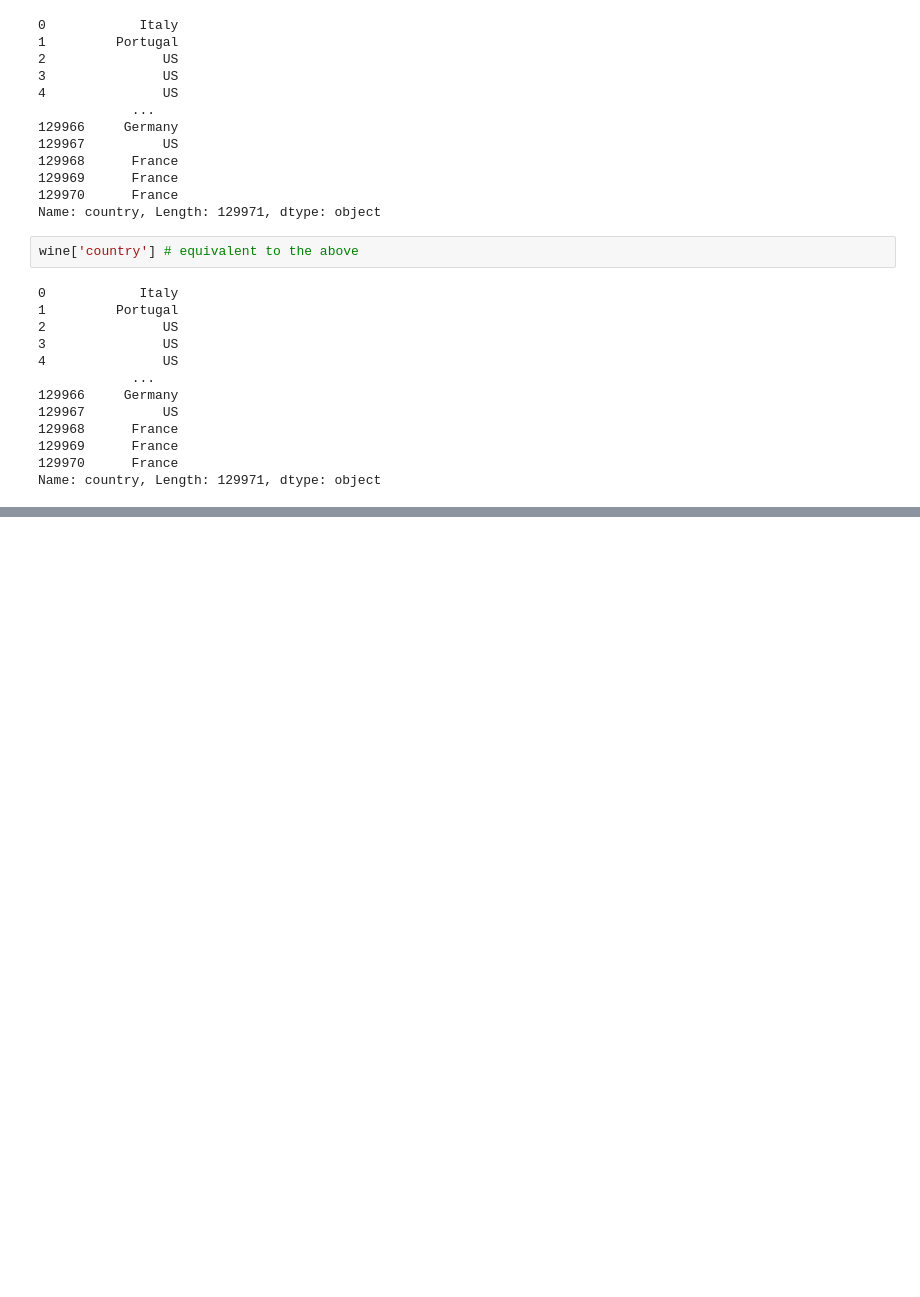
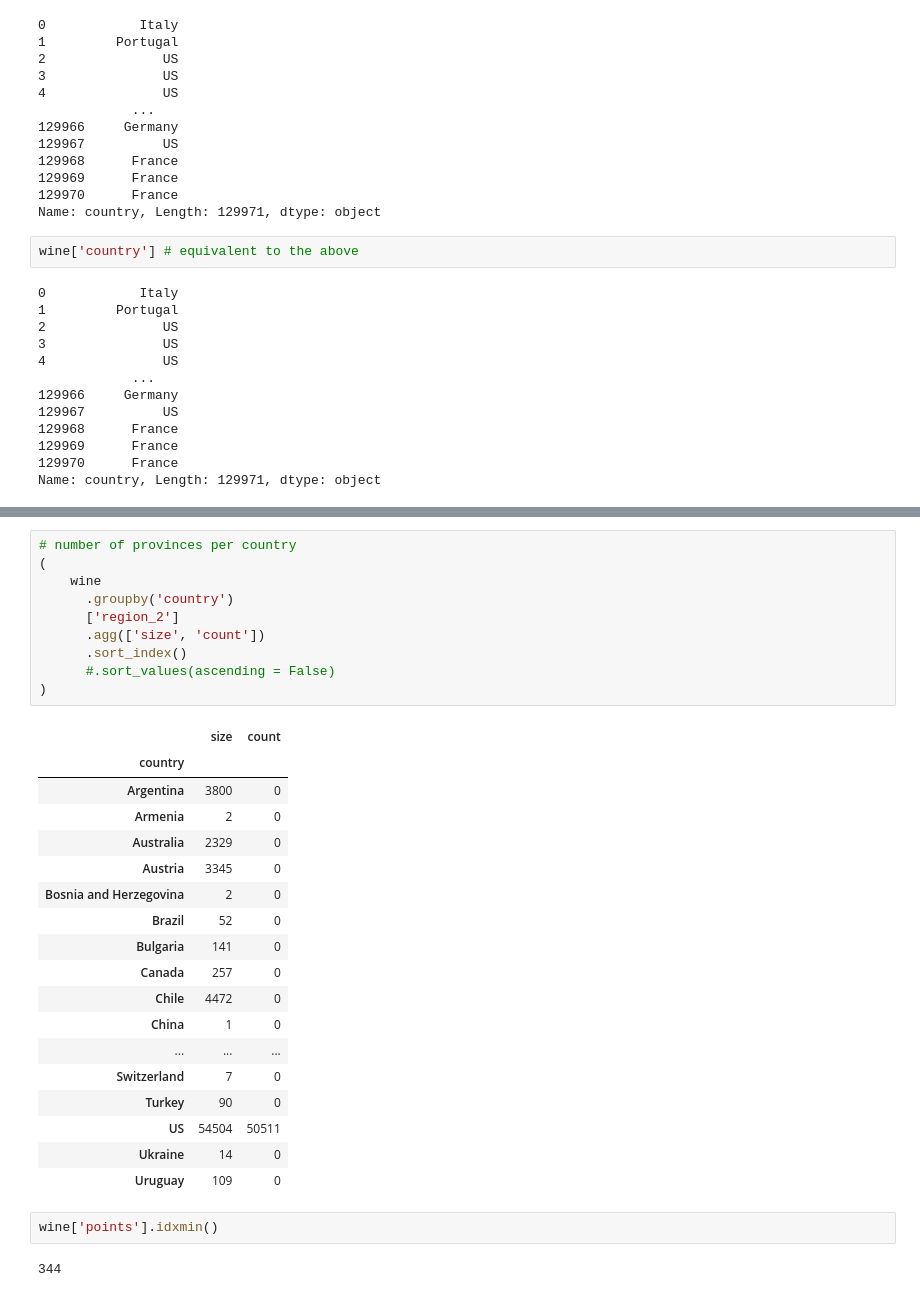
Before and after one commit to jack-cao-623/python_learning, a Jupyter notebook: Pandas.ipynb, the cells around one changed output, grey strips where cells are left out. Drawn from its saved outputs; the diff is of its cells as text; blank space fills up the shorter version.

```diff
--- a/Pandas.ipynb
+++ b/Pandas.ipynb
@@ -312,0 +362,33 @@ Name: country, Length: 129971, dtype: object
+# %%
+# number of provinces per country
+(
+    wine
+      .groupby('country')
+      ['region_2']
+      .agg(['size', 'count'])
+      .sort_index()
+      #.sort_values(ascending = False)
+)
+# %% [output]
+|  | size | count |
+| country |  |  |
+| Argentina | 3800 | 0 |
+| Armenia | 2 | 0 |
+| Australia | 2329 | 0 |
+| Austria | 3345 | 0 |
+| Bosnia and Herzegovina | 2 | 0 |
+| Brazil | 52 | 0 |
+| Bulgaria | 141 | 0 |
+| Canada | 257 | 0 |
+| Chile | 4472 | 0 |
+| China | 1 | 0 |
+| ... | ... | ... |
+| Switzerland | 7 | 0 |
+| Turkey | 90 | 0 |
+| US | 54504 | 50511 |
+| Ukraine | 14 | 0 |
+| Uruguay | 109 | 0 |
+# %%
+wine['points'].idxmin()
+# %% [output]
+344
```
Also changed, not shown: parts of 17 cells of this notebook.
